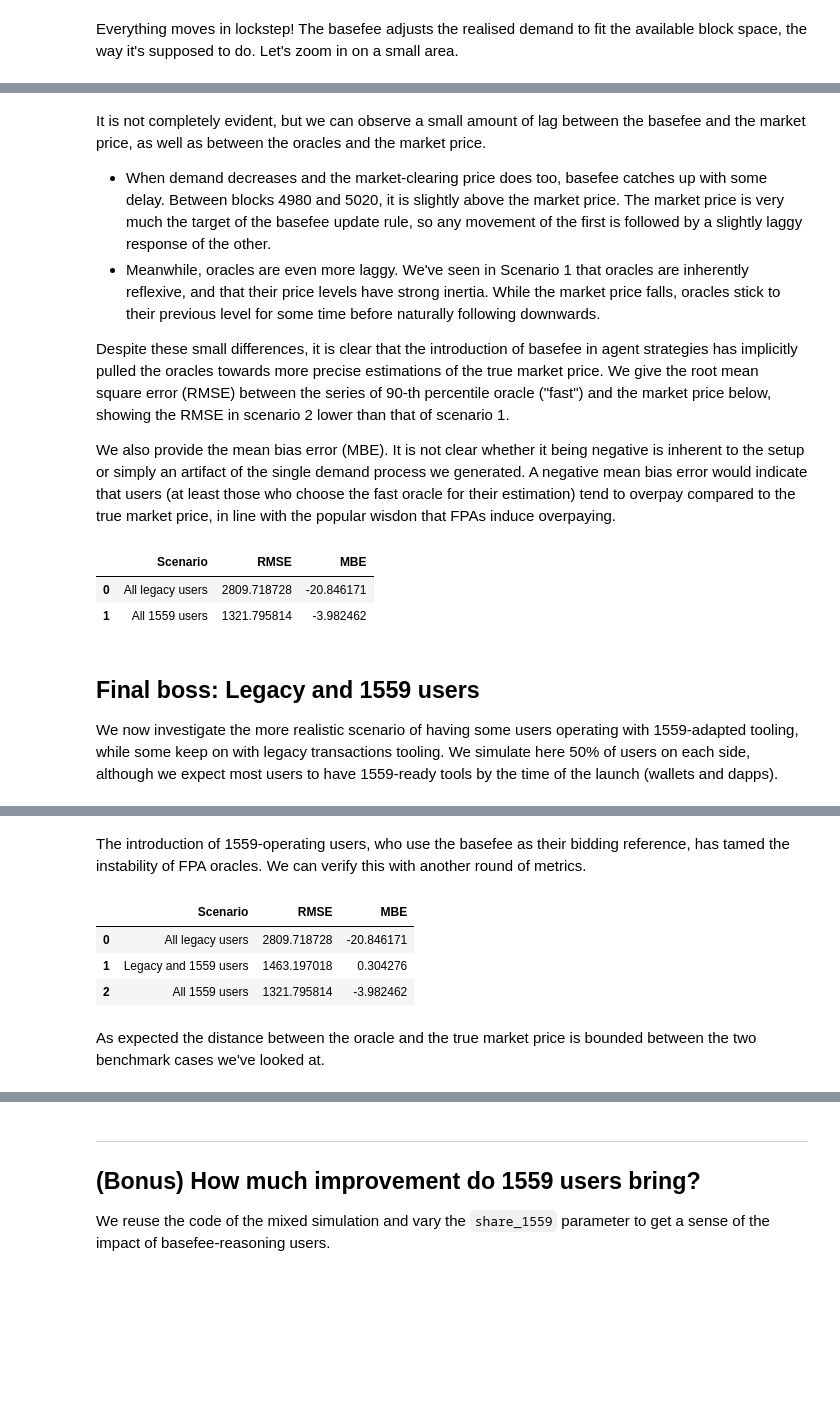
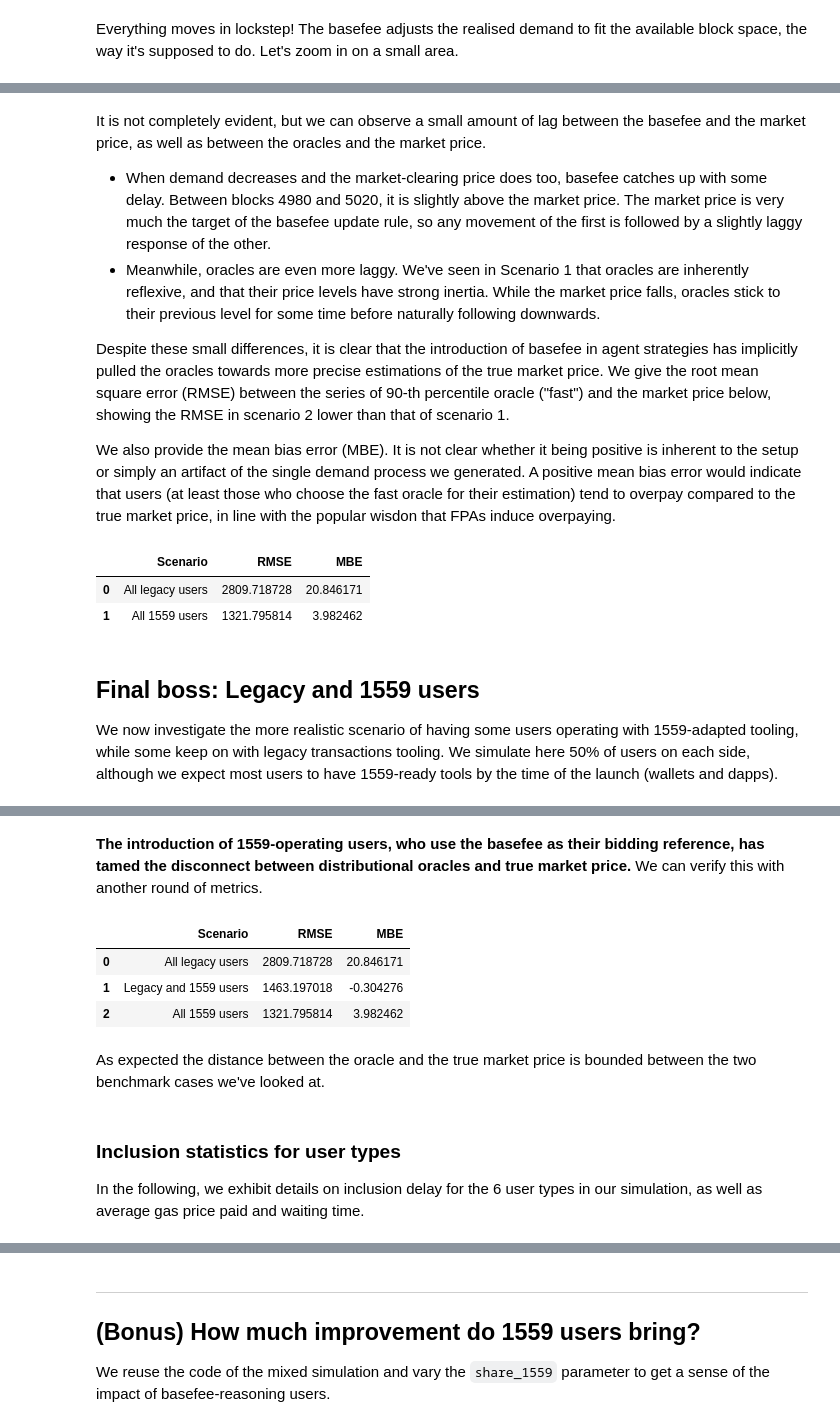
Before and after one commit to ethereum/abm1559, a Jupyter notebook: notebooks/Transition.ipynb, the cells around one changed output, grey strips where cells are left out. Saved outputs shown, nothing was run; the diff lists cells and outputs as text; code cells hidden in the pictures; blank space fills up the shorter version.

```diff
--- a/notebooks/Transition.ipynb
+++ b/notebooks/Transition.ipynb
@@ -708,12 +708,12 @@ It is not completely evident, but we can observe a small amount of lag between t
 
 Despite these small differences, it is clear that the introduction of basefee in agent strategies has implicitly pulled the oracles towards more precise estimations of the true market price. We give the root mean square error (RMSE) between the series of 90-th percentile oracle ("fast") and the market price below, showing the RMSE in scenario 2 lower than that of scenario 1.
 
-We also provide the mean bias error (MBE). It is not clear whether it being negative is inherent to the setup or simply an artifact of the single demand process we generated. A negative mean bias error would indicate that users (at least those who choose the fast oracle for their estimation) tend to overpay compared to the true market price, in line with the popular wisdon that FPAs induce overpaying.
+We also provide the mean bias error (MBE). It is not clear whether it being positive is inherent to the setup or simply an artifact of the single demand process we generated. A positive mean bias error would indicate that users (at least those who choose the fast oracle for their estimation) tend to overpay compared to the true market price, in line with the popular wisdon that FPAs induce overpaying.
 # %%
-rmse_1559 = np.linalg.norm(df_1559["market_price"] - df_1559["fee_90"])
-rmse_fpa = np.linalg.norm(df["market_price"] - df["fee_90"])
-mbe_1559 = np.mean(df_1559["market_price"] - df_1559["fee_90"])
-mbe_fpa = np.mean(df["market_price"] - df["fee_90"])
+rmse_1559 = np.linalg.norm(df_1559["fee_90"] - df_1559["market_price"])
+rmse_fpa = np.linalg.norm(df["fee_90"] - df["market_price"])
+mbe_1559 = np.mean(df_1559["fee_90"] - df_1559["market_price"])
+mbe_fpa = np.mean(df["fee_90"] - df["market_price"])
 
 pd.DataFrame({
     "Scenario": ["All legacy users", "All 1559 users"],
@@ -722,8 +722,8 @@ pd.DataFrame({
 })
 # %% [output]
 |  | Scenario | RMSE | MBE |
-| 0 | All legacy users | 2809.718728 | -20.846171 |
-| 1 | All 1559 users | 1321.795814 | -3.982462 |
+| 0 | All legacy users | 2809.718728 | 20.846171 |
+| 1 | All 1559 users | 1321.795814 | 3.982462 |
 # %% [markdown]
 ## Final boss: Legacy and 1559 users
 
@@ -753,20 +753,24 @@ df_mixed.plot("block", ["basefee", "market_price", "median_fee", "fee_75", "fee_
 <AxesSubplot:xlabel='block'>
 [drawing not drawn]
 # %% [markdown]
-The introduction of 1559-operating users, who use the basefee as their bidding reference, has tamed the instability of FPA oracles. We can verify this with another round of metrics.
+**The introduction of 1559-operating users, who use the basefee as their bidding reference, has tamed the disconnect between distributional oracles and true market price.** We can verify this with another round of metrics.
 # %%
 rmse_mixed = np.linalg.norm(df_mixed["market_price"] - df_mixed["fee_90"])
-mbe_mixed = np.mean(df_mixed["market_price"] - df_mixed["fee_90"])
+mbe_mixed = np.mean(df_mixed["fee_90"] - df_mixed["market_price"])
 
 pd.DataFrame({
     "Scenario": ["All legacy users", "Legacy and 1559 users", "All 1559 users"],
     "RMSE": [rmse_fpa, rmse_mixed, rmse_1559],
     "MBE": [mbe_fpa, mbe_mixed, mbe_1559]
 })
 # %% [output]
 |  | Scenario | RMSE | MBE |
-| 0 | All legacy users | 2809.718728 | -20.846171 |
-| 1 | Legacy and 1559 users | 1463.197018 | 0.304276 |
-| 2 | All 1559 users | 1321.795814 | -3.982462 |
+| 0 | All legacy users | 2809.718728 | 20.846171 |
+| 1 | Legacy and 1559 users | 1463.197018 | -0.304276 |
+| 2 | All 1559 users | 1321.795814 | 3.982462 |
 # %% [markdown]
 As expected the distance between the oracle and the true market price is bounded between the two benchmark cases we've looked at.
+# %% [markdown]
+### Inclusion statistics for user types
+
+In the following, we exhibit details on inclusion delay for the 6 user types in our simulation, as well as average gas price paid and waiting time.
```
Also changed, not shown: parts of 27 cells of this notebook.
